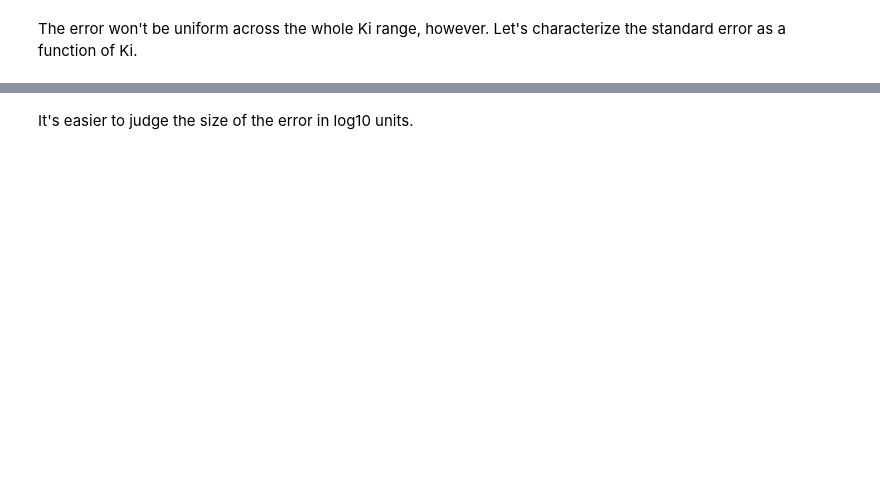
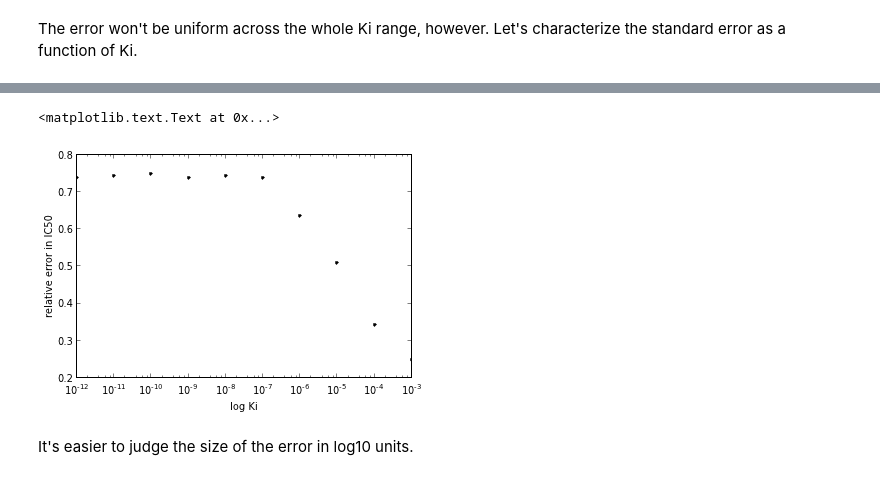
Before and after one commit to choderalab/cadd-grc-2013, a Jupyter notebook: notebooks/Serial dilution accuracy.ipynb, the cells around one changed output, grey strips where cells are left out. Saved outputs shown, nothing was run; the diff lists cells and outputs as text; code cells hidden in the pictures; blank space fills up the shorter version.

```diff
--- a/notebooks/Serial dilution accuracy.ipynb
+++ b/notebooks/Serial dilution accuracy.ipynb
@@ -211,9 +241,11 @@ print biomek_relative_errors
 # %%
-pyplot.clf()
-pyplot.semilogx(Kis, biomek_relative_errors, 'k.')
-pyplot.xlabel('log Ki')
-pyplot.ylabel('relative error in IC50')
-pyplot.show()
+clf()
+semilogx(Kis, biomek_relative_errors, 'k.')
+xlabel('log Ki')
+ylabel('relative error in IC50')
+# %% [output]
+<matplotlib.text.Text at 0x...>
+[figure, added]
 # %% [markdown]
 It's easier to judge the size of the error in log10 units.
 # %%
```
Also changed, not shown: parts of 29 cells of this notebook, 1 other file.
